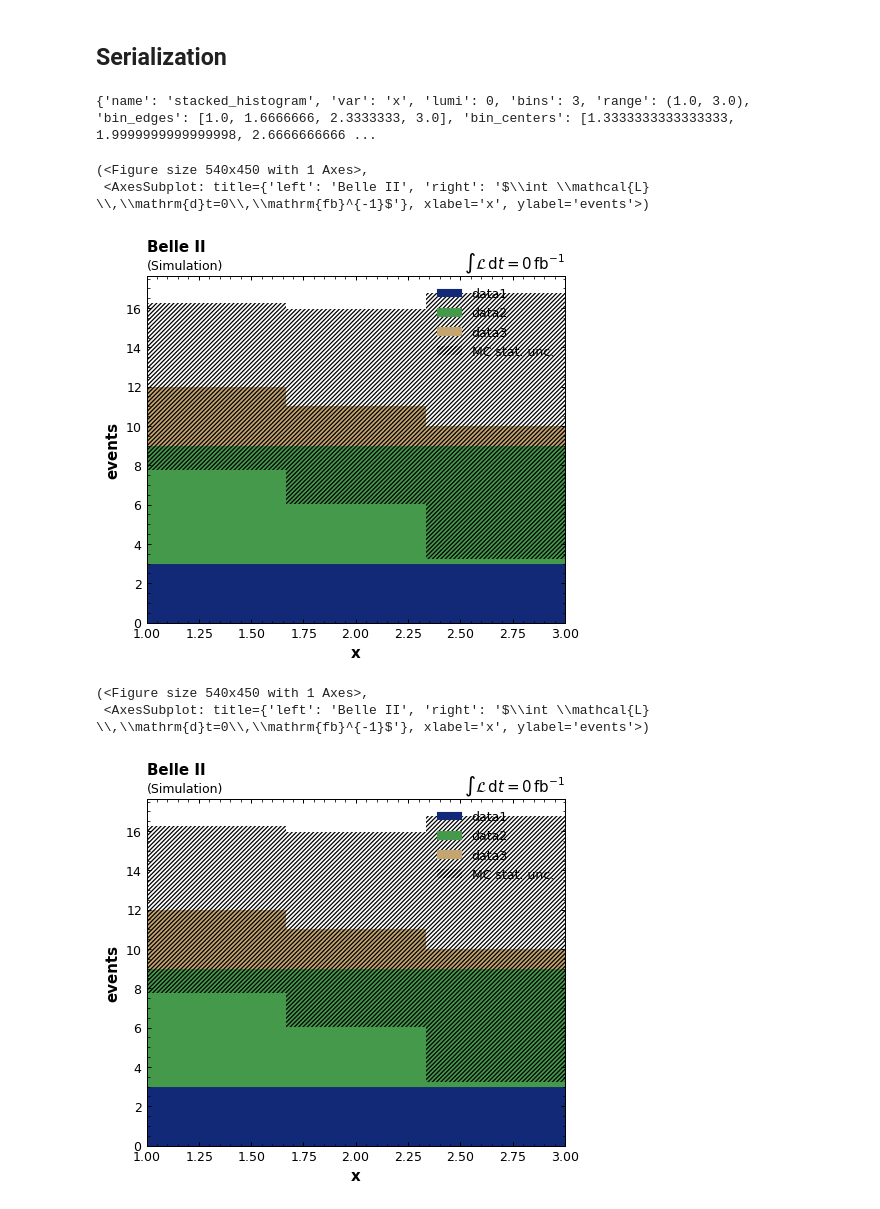
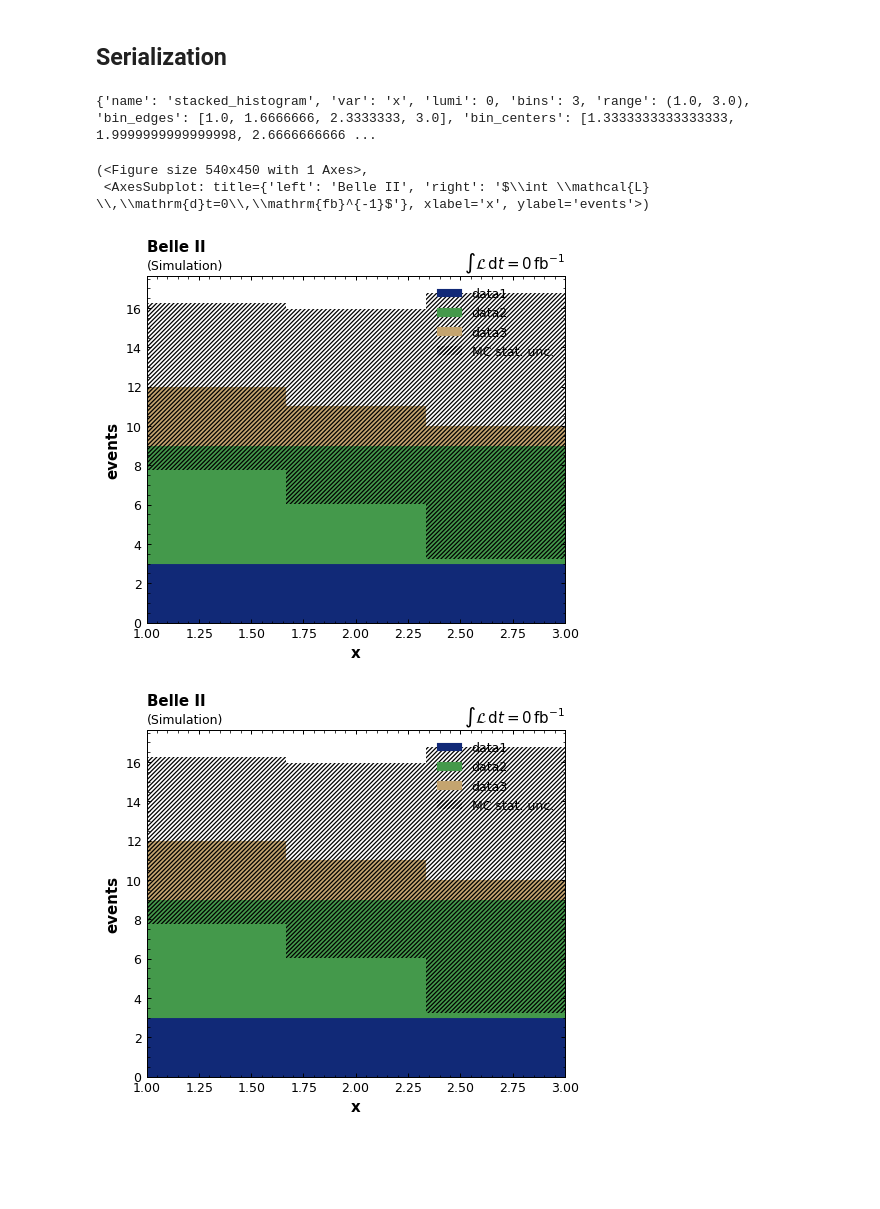
Before and after one commit to anselm-baur/b2analysis, a Jupyter notebook: examples/stacked_histogram.ipynb, the cells around one changed output. Cells and saved outputs as stored; diff of their text form; code cells hidden in the pictures; blank space fills up the shorter version.

```diff
--- a/examples/stacked_histogram.ipynb
+++ b/examples/stacked_histogram.ipynb
@@ -109,21 +117,18 @@ stacked_hist.plot()
 [figure]
 # %% [markdown]
 ## Serialization
-# %%
-ser_hist = stacked_hist.serialize()
-print(ser_hist)
-# %% [output]
-{'name': 'stacked_histogram', 'var': 'x', 'lumi': 0, 'bins': 3, 'range': (1.0, 3.0), 'bin_edges': [1.0, 1.6666666, 2.3333333, 3.0], 'bin_centers': [1.3333333333333333, 1.9999999999999998, 2.6666666666 ...
-# %%
-stacked_hist.plot()
-# %% [output]
-(<Figure size 540x450 with 1 Axes>,
- <AxesSubplot: title={'left': 'Belle II', 'right': '$\\int \\mathcal{L} \\,\\mathrm{d}t=0\\,\\mathrm{fb}^{-1}$'}, xlabel='x', ylabel='events'>)
-[figure, removed]
 # %%
+stacked_hsit = get_test_stacked_hist()
+stacked_hist.plot()
+
+ser_hist = stacked_hist.serialize()
+print(ser_hist)
+
 stacked_hist_from_ser = StackedHistogram.from_serial(ser_hist)
 stacked_hist_from_ser.plot()
 # %% [output]
-(<Figure size 540x450 with 1 Axes>,
- <AxesSubplot: title={'left': 'Belle II', 'right': '$\\int \\mathcal{L} \\,\\mathrm{d}t=0\\,\\mathrm{fb}^{-1}$'}, xlabel='x', ylabel='events'>)
+{'name': 'stacked_histogram', 'var': 'x', 'lumi': 0, 'bins': 3, 'range': (1.0, 3.0), 'bin_edges': [1.0, 1.6666666, 2.3333333, 3.0], 'bin_centers': [1.3333333333333333, 1.9999999999999998, 2.6666666666 ...
+(<Figure size 540x450 with 1 Axes>,
+ <AxesSubplot: title={'left': 'Belle II', 'right': '$\\int \\mathcal{L} \\,\\mathrm{d}t=0\\,\\mathrm{fb}^{-1}$'}, xlabel='x', ylabel='events'>)
 [figure]
+[figure, added]
```
Also changed, not shown: parts of 9 cells of this notebook, 3 other files.
